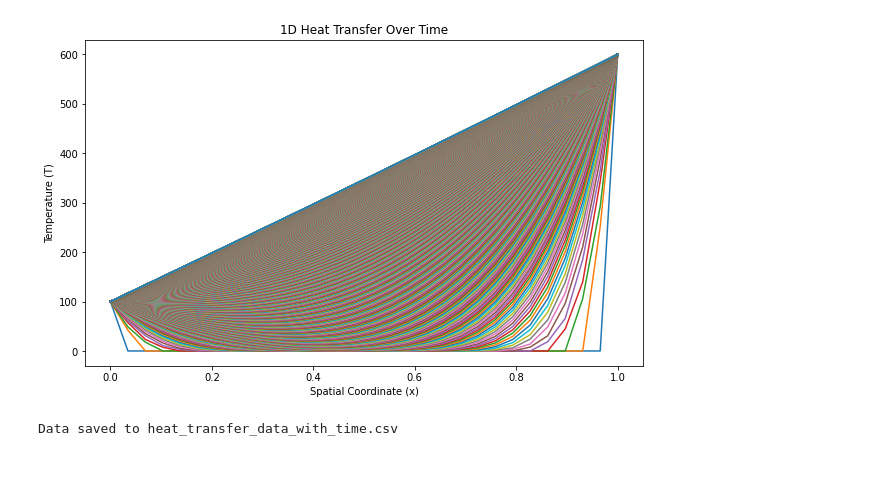
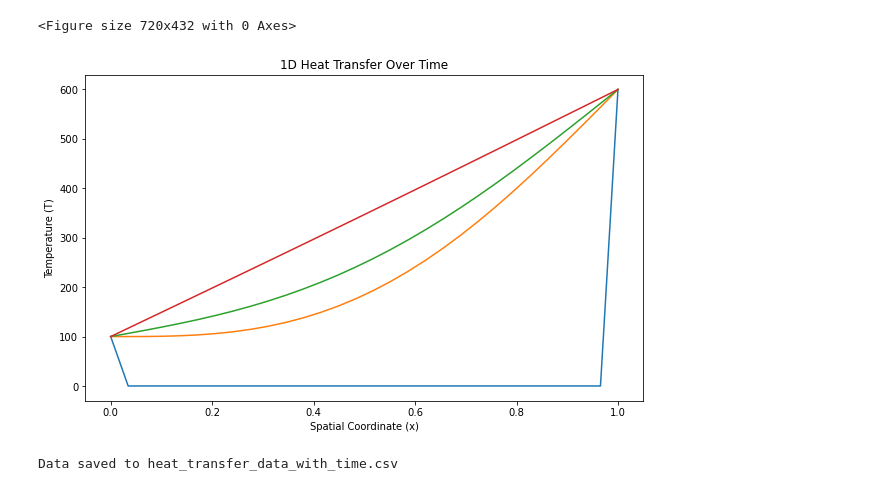
Before and after one commit to radhikrammohan/1D_HT_Pinn, a Jupyter notebook: Data_prep/1D_ht_wtime.ipynb, the cells around one changed output. Drawn from its saved outputs; the diff is of its cells as text; code cells hidden in the pictures.

```diff
--- a/Data_prep/1D_ht_wtime.ipynb
+++ b/Data_prep/1D_ht_wtime.ipynb
@@ -40,17 +40,31 @@ for n in range(1, num_steps + 1):
 # %%
 # Plot the results
 plt.figure(figsize=(10, 6))
 # Plot spatial variation at different time steps
-for i, time_step in enumerate(time_steps):
-    plt.plot(np.linspace(0, length, num_points), temperature_history[i], label=f'Time = {time_step:.2f}')
+
+time_steps_to_plot = [0, 0.2, 0.3,1]  # Add the specific time steps you want to plot
+
+plt.figure(figsize=(10, 6))
+
+# Plot spatial variation at specific time steps
+for time_step in time_steps_to_plot:
+    # Find the index corresponding to the time_step
+    index_to_plot = np.where(np.array(time_steps) == time_step)[0][0]
+
+    # Plot the selected time step
+    plt.plot(np.linspace(0, length, num_points), temperature_history[index_to_plot],
+             label=f'Time = {time_step:.2f}')
+
+
 
 plt.xlabel('Spatial Coordinate (x)')
 plt.ylabel('Temperature (T)')
 plt.title('1D Heat Transfer Over Time')
 #plt.legend()
 plt.show()
 # %% [output]
+<Figure size 720x432 with 0 Axes>
-[figure, old version]
+[figure, new version]
 # %%
 # Save data to CSV file
 csv_filename = 'heat_transfer_data_with_time.csv'
```
Also changed, not shown: parts of 3 cells of this notebook.
